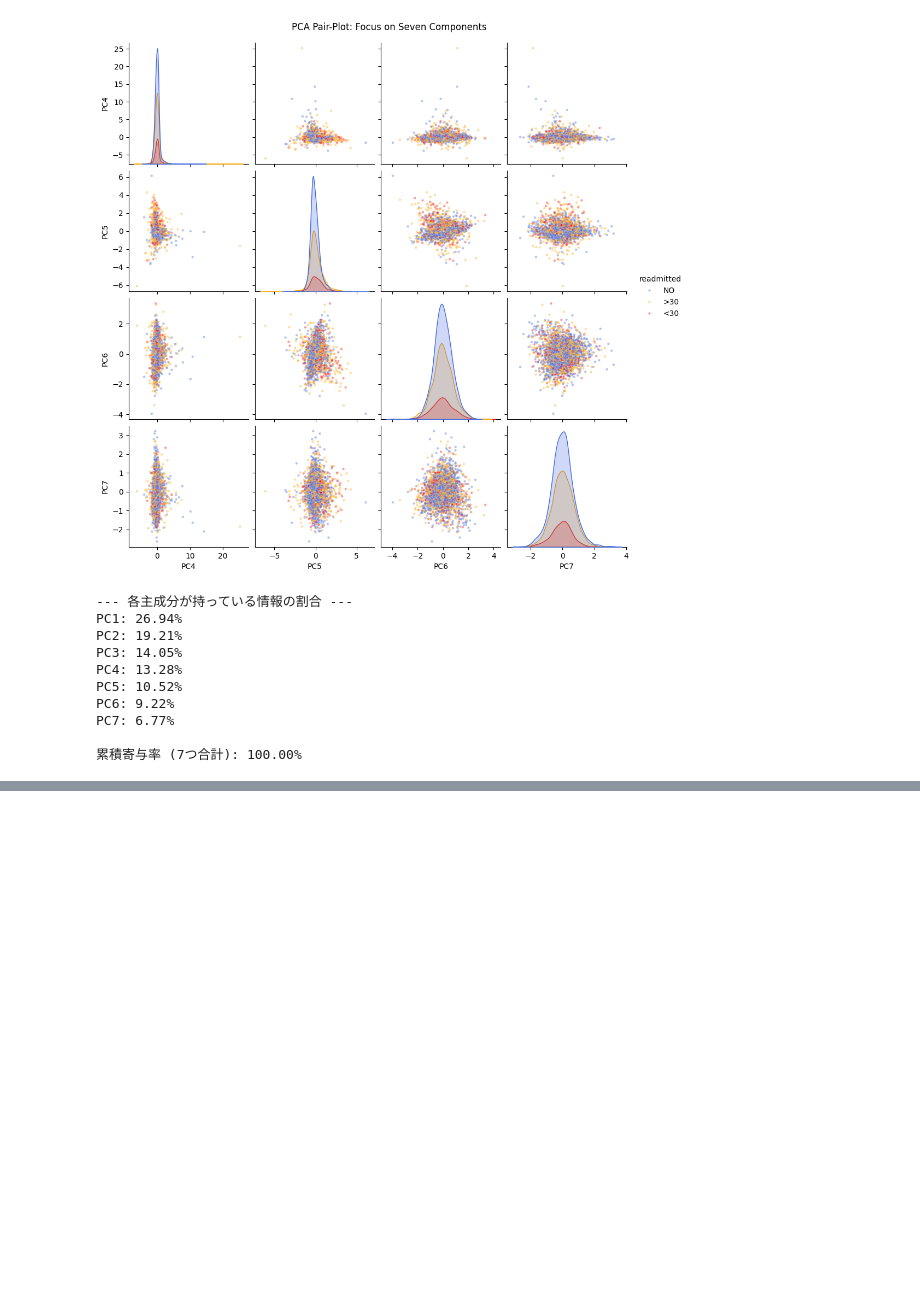
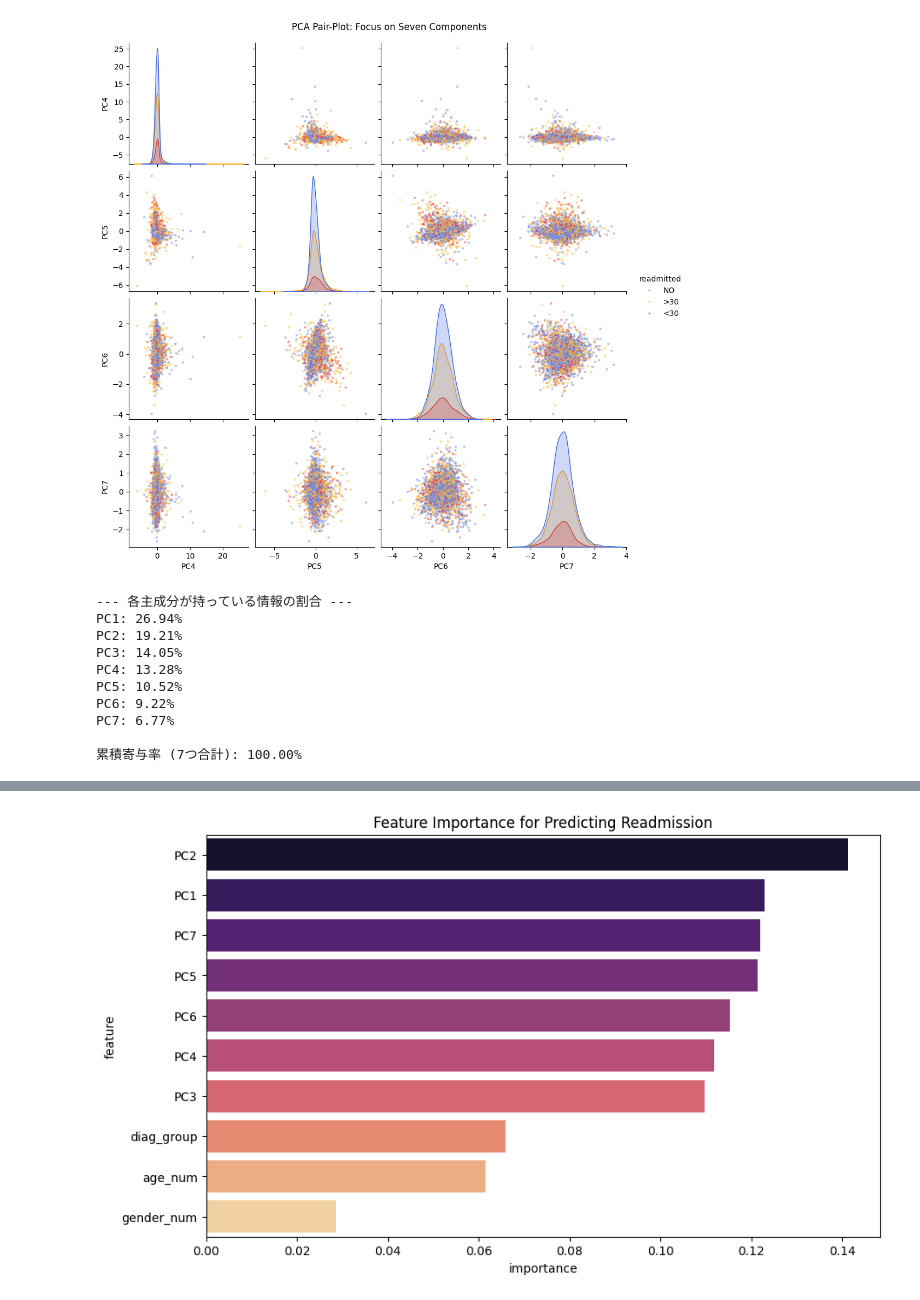
Before and after one commit to kaoru1018/diabetes-100k-analysis, a Jupyter notebook: データサイエンス.ipynb, the cells around one changed output, grey strips where cells are left out. Saved outputs shown, nothing was run; the diff lists cells and outputs as text; code cells hidden in the pictures; blank space fills up the shorter version.

```diff
--- a/データサイエンス.ipynb
+++ b/データサイエンス.ipynb
@@ -1682,3 +1682,91 @@ PC6: 9.22%
 PC7: 6.77%
 
 累積寄与率 (7つ合計): 100.00%
+# %%
+import pandas as pd
+import numpy as np
+import os
+from sklearn.decomposition import PCA
+from sklearn.preprocessing import StandardScaler
+from sklearn.ensemble import RandomForestClassifier
+import matplotlib.pyplot as plt
+import seaborn as sns
+
+# 1. データの読み込み
+file_name = 'diabetic_data.csv'
+if os.path.exists(file_name):
+    df = pd.read_csv(file_name, on_bad_lines='skip')
+    print(f"✓ 読み込み成功: {df.shape[0]:,} 患者データ")
+
+    # --- 工程2：前処理（欠損値・型変換） ---
+    df_clean = df.replace('?', np.nan).copy()
+
+    # 数値化が必要な7つの指標
+    pca_features = [
+        'time_in_hospital', 'num_lab_procedures', 'num_procedures',
+        'num_medications', 'number_outpatient', 'number_emergency', 'number_inpatient'
+    ]
+    for col in pca_features:
+        df_clean[col] = pd.to_numeric(df_clean[col], errors='coerce')
+        df_clean[col] = df_clean[col].fillna(df_clean[col].median())
+
+    # --- 工程3: PCAの実行 ---
+    scaler = StandardScaler()
+    x_scaled = scaler.fit_transform(df_clean[pca_features])
+    pca = PCA(n_components=7)
+    pca_result = pca.fit_transform(x_scaled)
+
+    # --- 工程4: 特徴量エンジニアリング（年齢・性別・病名） ---
+    # 年齢の数値化
+    age_dict = {'[0-10)': 5, '[10-20)': 15, '[20-30)': 25, '[30-40)': 35, '[40-50)': 45,
+                '[50-60)': 55, '[60-70)': 65, '[70-80)': 75, '[80-90)': 85, '[90-100)': 95}
+    df_clean['age_num'] = df_clean['age'].map(age_dict).fillna(50)
+
+    # 性別の数値化
+    df_clean['gender_num'] = df_clean['gender'].map({'Male': 1, 'Female': 0}).fillna(0)
+
+    # 病名のグルーピング
+    def map_diag(code):
+        try:
+            c = float(str(code).split('.')[0]) # 小数点以下を無視して数値化
+            if 390 <= c <= 459 or c == 785: return 1
+            if 460 <= c <= 519 or c == 786: return 2
+            if 520 <= c <= 579 or c == 787: return 3
+            if c == 250: return 4
+            if 800 <= c <= 999: return 5
+            if 710 <= c <= 739: return 6
+            if 580 <= c <= 629 or c == 788: return 7
+            if 140 <= c <= 239: return 8
+            return 0
+        except: return 0
+    df_clean['diag_group'] = df_clean['diag_1'].apply(map_diag)
+
+    # --- 工程5: AI学習用データの作成（ここがエラーの急所！） ---
+    # PCA結果をデータフレーム化
+    pca_df = pd.DataFrame(pca_result, columns=[f'PC{i+1}' for i in range(7)], index=df_clean.index)
+
+    # 全てを連結（indexを揃えているのでズレない）
+    X = pd.concat([pca_df, df_clean[['age_num', 'gender_num', 'diag_group']]], axis=1)
+    y = df_clean['readmitted']
+
+    print(f"✓ 分析準備完了。学習を開始します...")
+
+    # --- 工程6: AI（ランダムフォレスト）で重要度を算出 ---
+    model = RandomForestClassifier(n_estimators=100, random_state=42, n_jobs=-1)
+    model.fit(X, y)
+
+    # ランキング作成
+    importance = pd.DataFrame({
+        'feature': X.columns,
+        'importance': model.feature_importances_
+    }).sort_values('importance', ascending=False)
+
+    # グラフ表示
+    plt.figure(figsize=(10, 6))
+    sns.barplot(x='importance', y='feature', data=importance, palette='magma')
+    plt.title('Feature Importance for Predicting Readmission')
+    plt.show()
+
+    print("\n--- ランキング結果 ---")
+    print(importance)
+# %% [output]
@@ -1684,0 +1778 @@ PC7: 6.77%
+[figure, added]
```
Also changed, not shown: parts of 1 cell of this notebook.
